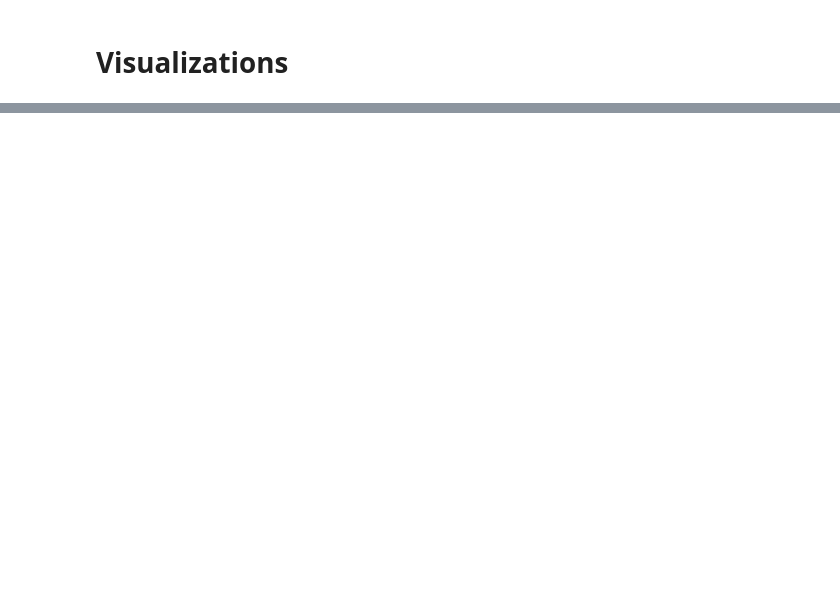
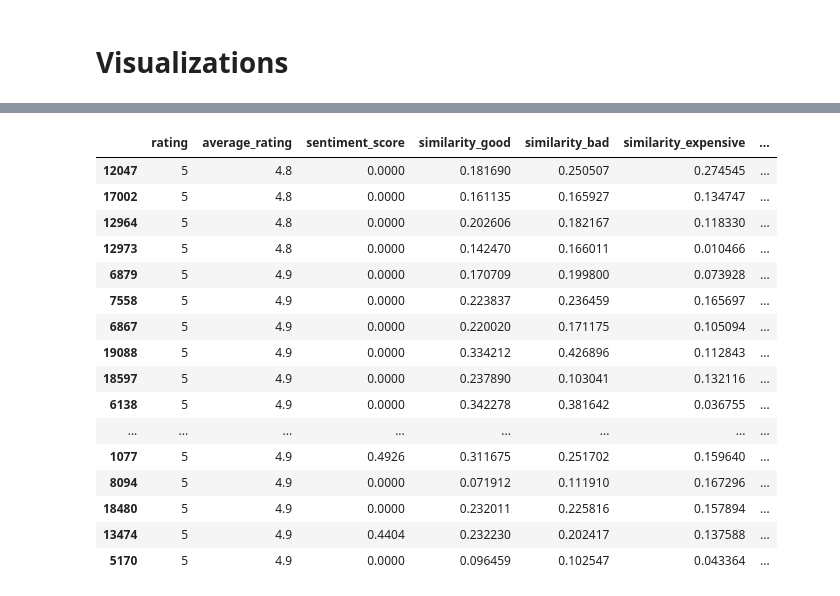
Before and after one commit to aRavanel/ReviewOutliers, a Jupyter notebook: notebooks/04_outlier_and_shift.ipynb, the cells around one changed output, grey strips where cells are left out. Cells and saved outputs as stored; diff of their text form; code cells hidden in the pictures; blank space fills up the shorter version.

```diff
--- a/notebooks/04_outlier_and_shift.ipynb
+++ b/notebooks/04_outlier_and_shift.ipynb
@@ -124,0 +245,27 @@ PSI Score - Train: 2.98, Test: 3.31, (higher is more different)
+# %%
+# add the score to the dataframe and sort it
+test_df_enriched["scores"] = scores_test
+test_df_sorted = test_df_enriched.sort_values(by='scores', ascending=False)
+
+col_to_display = [
+    "rating",
+    "average_rating",
+    "sentiment_score",
+    "similarity_good",
+    "similarity_bad",
+    "similarity_expensive",
+    "similarity_scam",
+    "similarity_error",
+    "text_review",
+    "text_metadata",
+    "hour",
+    "helpful_vote",
+    "price",
+    "length_char",
+    "interaction_score",
+    "readability",
+    ]
+
+# show top rows
+display(test_df_sorted[col_to_display].head(5))
+print(test_df_sorted[col_to_display].head(5))
@@ -124,0 +285,22 @@ PSI Score - Train: 2.98, Test: 3.31, (higher is more different)
+# %%
+# top rows with discrepency in sentiment analysis and rating
+df_too_high_rating = test_df_sorted[(test_df_sorted["rating"] >= 4) & (test_df_sorted["sentiment_score"] < 0.5)]
+display(df_too_high_rating[col_to_display].head(20))
+# %% [output]
+|  | rating | average_rating | sentiment_score | similarity_good | similarity_bad | similarity_expensive | ... |
+| 12047 | 5 | 4.8 | 0.0000 | 0.181690 | 0.250507 | 0.274545 | ... |
+| 17002 | 5 | 4.8 | 0.0000 | 0.161135 | 0.165927 | 0.134747 | ... |
+| 12964 | 5 | 4.8 | 0.0000 | 0.202606 | 0.182167 | 0.118330 | ... |
+| 12973 | 5 | 4.8 | 0.0000 | 0.142470 | 0.166011 | 0.010466 | ... |
+| 6879 | 5 | 4.9 | 0.0000 | 0.170709 | 0.199800 | 0.073928 | ... |
+| 7558 | 5 | 4.9 | 0.0000 | 0.223837 | 0.236459 | 0.165697 | ... |
+| 6867 | 5 | 4.9 | 0.0000 | 0.220020 | 0.171175 | 0.105094 | ... |
+| 19088 | 5 | 4.9 | 0.0000 | 0.334212 | 0.426896 | 0.112843 | ... |
+| 18597 | 5 | 4.9 | 0.0000 | 0.237890 | 0.103041 | 0.132116 | ... |
+| 6138 | 5 | 4.9 | 0.0000 | 0.342278 | 0.381642 | 0.036755 | ... |
+| ... | ... | ... | ... | ... | ... | ... | ... |
+| 1077 | 5 | 4.9 | 0.4926 | 0.311675 | 0.251702 | 0.159640 | ... |
+| 8094 | 5 | 4.9 | 0.0000 | 0.071912 | 0.111910 | 0.167296 | ... |
+| 18480 | 5 | 4.9 | 0.0000 | 0.232011 | 0.225816 | 0.157894 | ... |
+| 13474 | 5 | 4.9 | 0.4404 | 0.232230 | 0.202417 | 0.137588 | ... |
+| 5170 | 5 | 4.9 | 0.0000 | 0.096459 | 0.102547 | 0.043364 | ... |
```
Also changed, not shown: parts of 18 cells of this notebook, 1 other file.
